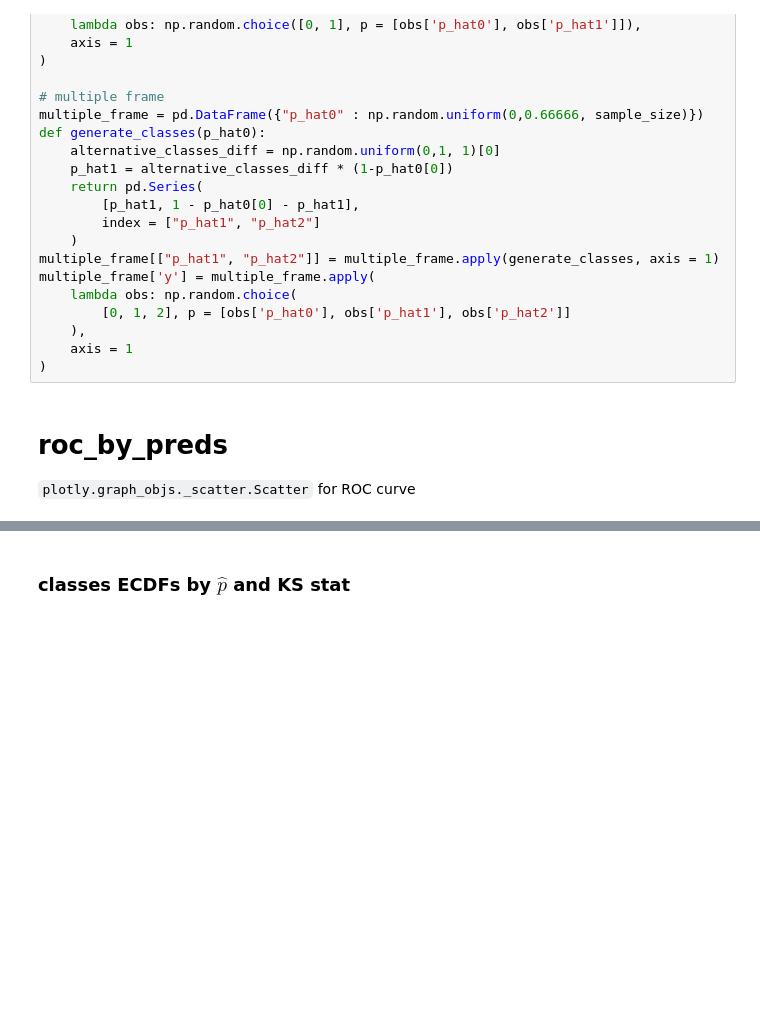
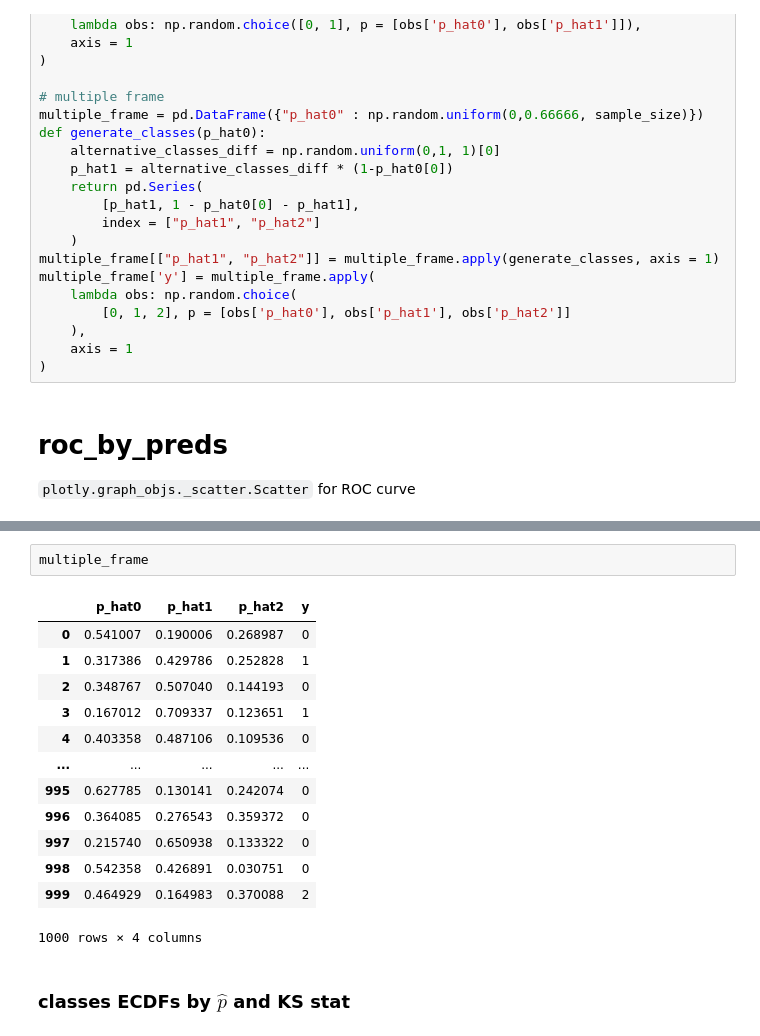
Before and after one commit to Dranikf/DS_common, a Jupyter notebook: model_description.ipynb, the cells around one changed output, grey strips where cells are left out. Saved outputs shown, nothing was run; the diff lists cells and outputs as text; blank space fills up the shorter version.

```diff
--- a/model_description.ipynb
+++ b/model_description.ipynb
@@ -66,4 +67,20 @@ fig.add_trace(roc_by_preds(
 [figure]
+# %%
+multiple_frame
+# %% [output]
+|  | p_hat0 | p_hat1 | p_hat2 | y |
+| 0 | 0.541007 | 0.190006 | 0.268987 | 0 |
+| 1 | 0.317386 | 0.429786 | 0.252828 | 1 |
+| 2 | 0.348767 | 0.507040 | 0.144193 | 0 |
+| 3 | 0.167012 | 0.709337 | 0.123651 | 1 |
+| 4 | 0.403358 | 0.487106 | 0.109536 | 0 |
+| ... | ... | ... | ... | ... |
+| 995 | 0.627785 | 0.130141 | 0.242074 | 0 |
+| 996 | 0.364085 | 0.276543 | 0.359372 | 0 |
+| 997 | 0.215740 | 0.650938 | 0.133322 | 0 |
+| 998 | 0.542358 | 0.426891 | 0.030751 | 0 |
+| 999 | 0.464929 | 0.164983 | 0.370088 | 2 |
+1000 rows × 4 columns
 # %% [markdown]
 ### classes ECDFs by $\hat{p}$ and KS stat
 # %%
```
Also changed, not shown: parts of 9 cells of this notebook, 2 other files.
